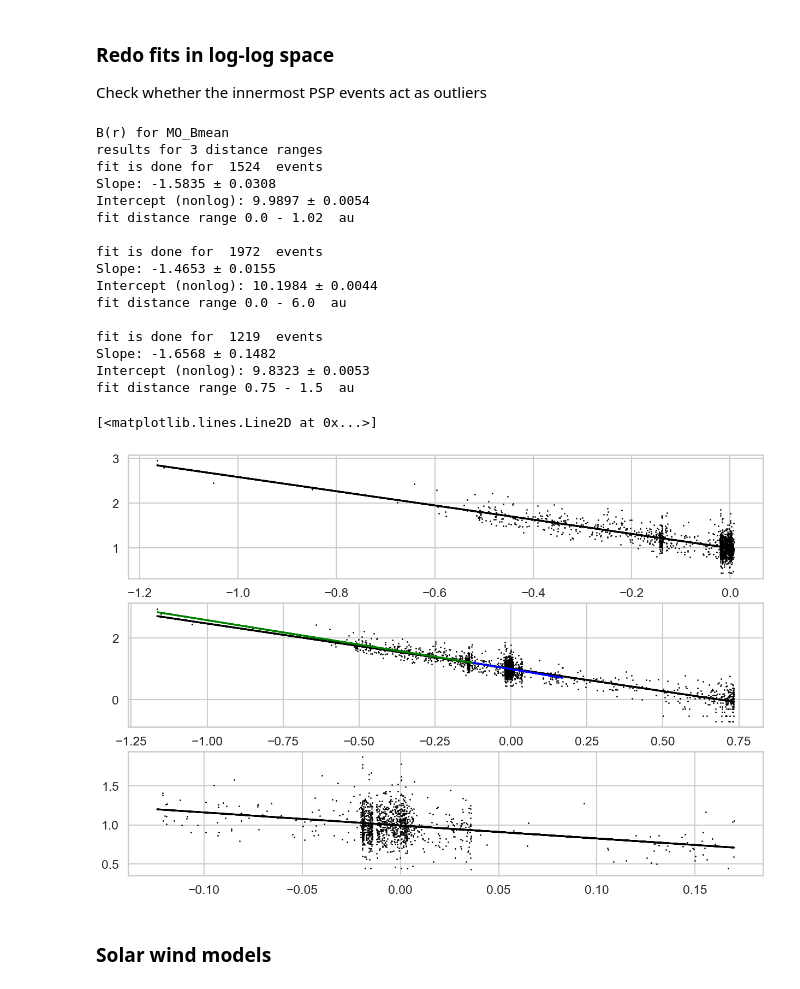
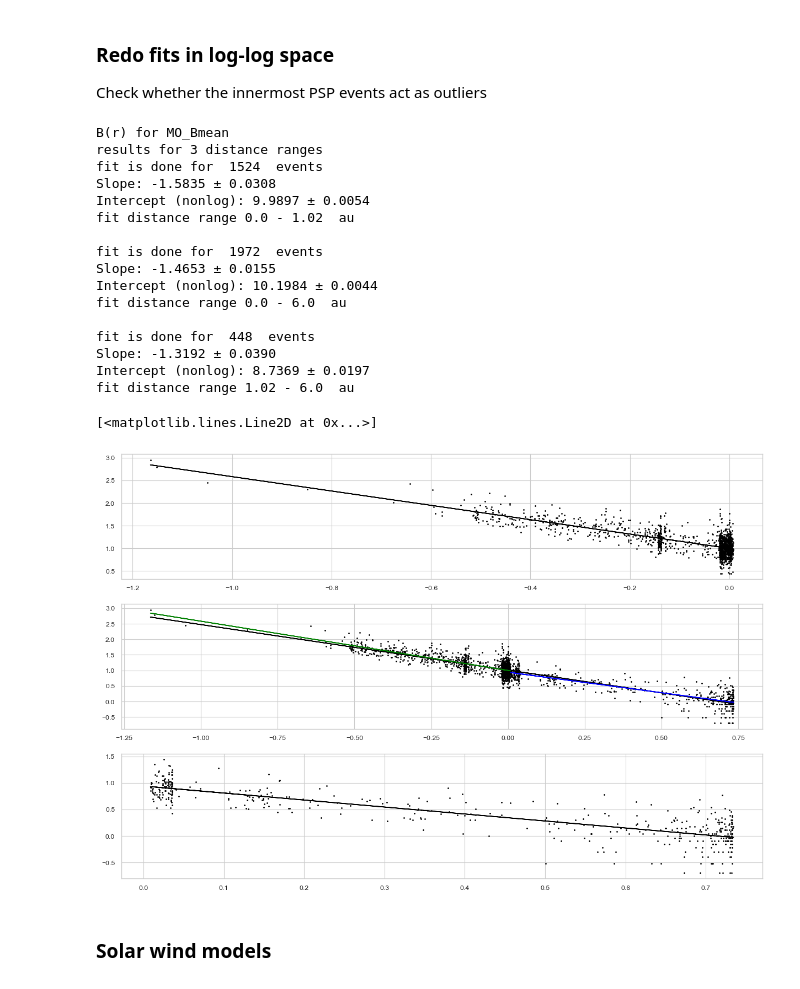
Before and after one commit to cmoestl/icmecat_paper_2026, a Jupyter notebook: moestl_icmecat_results.ipynb, the cells around one changed output. Cells and saved outputs as stored; diff of their text form; code cells hidden in the pictures.

```diff
--- a/moestl_icmecat_results.ipynb
+++ b/moestl_icmecat_results.ipynb
@@ -964,8 +968,8 @@ b=b.drop(rem)
 #b=b.drop(iuly)
 
 #select distance range
-mindistfit3=0.75
-maxdistfit3=1.5
+mindistfit3=1.02
+maxdistfit3=6.0
 
 indg1au=np.where(np.logical_and(ic.mo_sc_heliodistance < maxdistfit3,ic.mo_sc_heliodistance > mindistfit3))[0]
 
@@ -991,38 +995,38 @@ ax=plt.subplot(311)
 ax.plot(rmeanlog1,bmeanlog1,'ok', markersize=1)
 ax.plot(rmeanlog1,linear(rmeanlog1,k1,d1),'-k')
 
 
 #------plot
 ax2=plt.subplot(312)
 ax2.plot(rmeanlog2,bmeanlog2,'ok', markersize=1)
 ax2.plot(rmeanlog2,linear(rmeanlog2,k2,d2),'-k')
 ax2.plot(rmeanlog1,linear(rmeanlog1,k1,d1),'-g')
 ax2.plot(rmeanlog3,linear(rmeanlog3,k3,d3),'-b')
 
 
 #------plot
 ax3=plt.subplot(313)
 ax3.plot(rmeanlog3,bmeanlog3,'ok', markersize=1)
 ax3.plot(rmeanlog3,linear(rmeanlog3,k3,d3),'-k')
 # %% [output]
 B(r) for MO_Bmean
 results for 3 distance ranges
 fit is done for  1524  events
 Slope: -1.5835 ± 0.0308
 Intercept (nonlog): 9.9897 ± 0.0054
 fit distance range 0.0 - 1.02  au
 
 fit is done for  1972  events
 Slope: -1.4653 ± 0.0155
 Intercept (nonlog): 10.1984 ± 0.0044
 fit distance range 0.0 - 6.0  au
 
-fit is done for  1219  events
-Slope: -1.6568 ± 0.1482
-Intercept (nonlog): 9.8323 ± 0.0053
-fit distance range 0.75 - 1.5  au
+fit is done for  448  events
+Slope: -1.3192 ± 0.0390
+Intercept (nonlog): 8.7369 ± 0.0197
+fit distance range 1.02 - 6.0  au
 [<matplotlib.lines.Line2D at 0x...>]
-[figure, old version]
+[figure, new version]
 # %% [markdown]
 ### Solar wind models
 # %%
```
Also changed, not shown: parts of 3 cells of this notebook, 6 other files.
